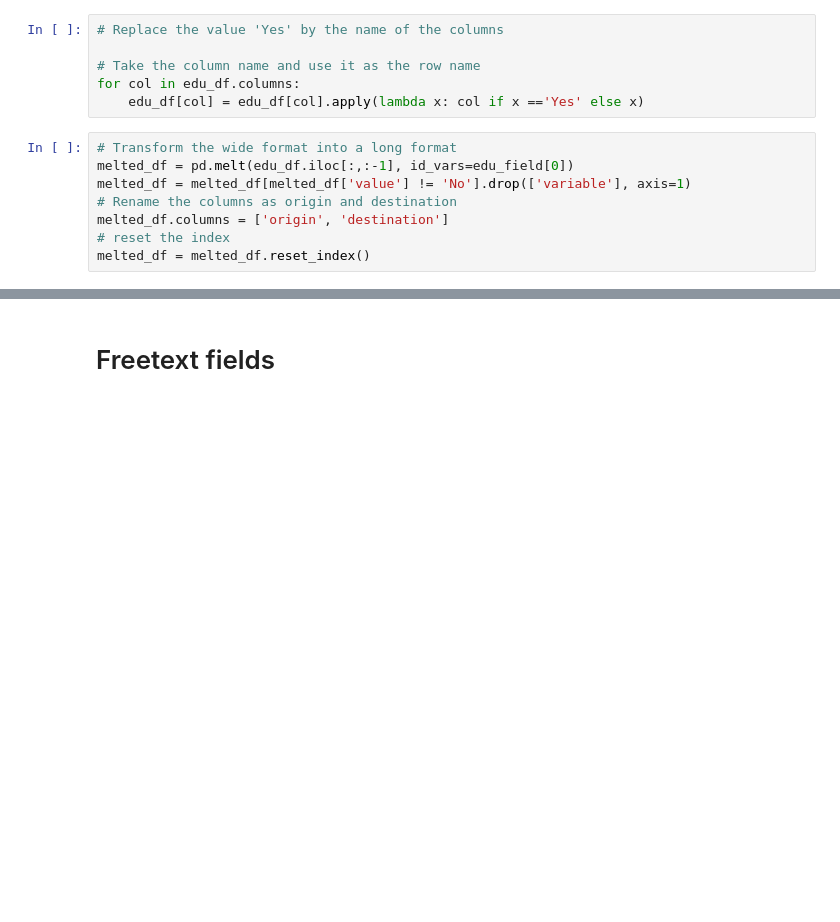
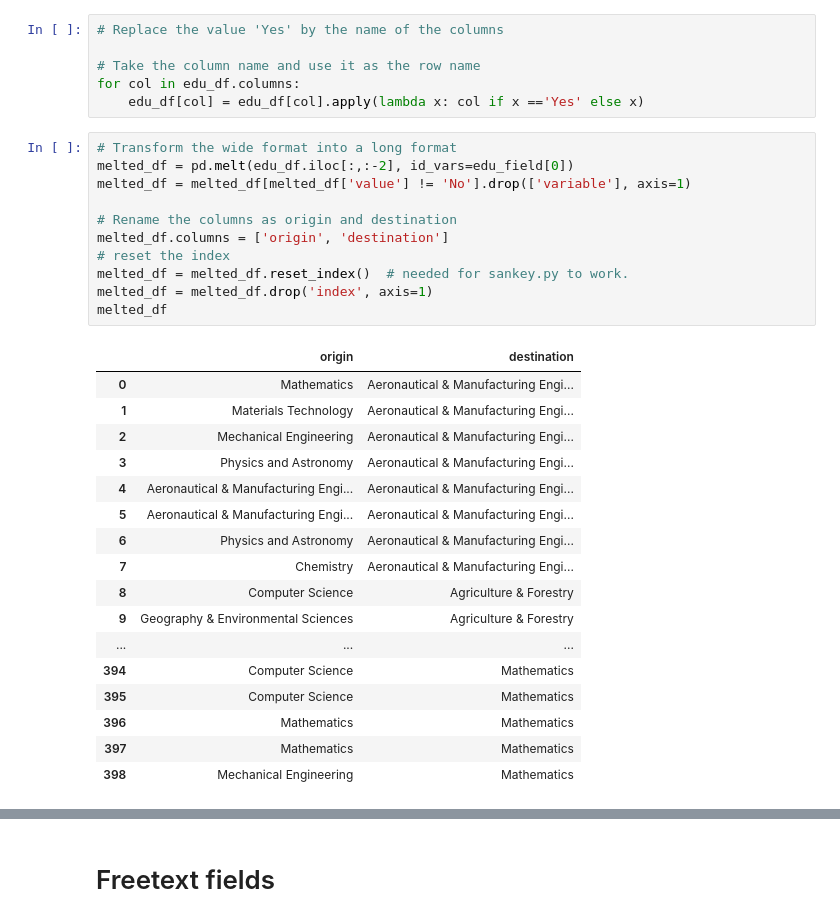
Before and after one commit to softwaresaved/survey_additional_analysis, a Jupyter notebook: Interdisciplinary aspects of Research Software Engineers in Uk.ipynb, the cells around one changed output, grey strips where cells are left out. Saved outputs shown, nothing was run; the diff lists cells and outputs as text; blank space fills up the shorter version.

```diff
--- a/Interdisciplinary aspects of Research Software Engineers in Uk.ipynb
+++ b/Interdisciplinary aspects of Research Software Engineers in Uk.ipynb
@@ -207,10 +222,31 @@ for col in edu_df.columns:
     edu_df[col] = edu_df[col].apply(lambda x: col if x =='Yes' else x)
 # %%
 # Transform the wide format into a long format
-melted_df = pd.melt(edu_df.iloc[:,:-1], id_vars=edu_field[0])
+melted_df = pd.melt(edu_df.iloc[:,:-2], id_vars=edu_field[0])
 melted_df = melted_df[melted_df['value'] != 'No'].drop(['variable'], axis=1)
+
 # Rename the columns as origin and destination
 melted_df.columns = ['origin', 'destination']
 # reset the index
-melted_df = melted_df.reset_index()
+melted_df = melted_df.reset_index()  # needed for sankey.py to work.
+melted_df = melted_df.drop('index', axis=1)
+melted_df
+# %% [output]
+|  | origin | destination |
+| 0 | Mathematics | Aeronautical & Manufacturing Engi... |
+| 1 | Materials Technology | Aeronautical & Manufacturing Engi... |
+| 2 | Mechanical Engineering | Aeronautical & Manufacturing Engi... |
+| 3 | Physics and Astronomy | Aeronautical & Manufacturing Engi... |
+| 4 | Aeronautical & Manufacturing Engi... | Aeronautical & Manufacturing Engi... |
+| 5 | Aeronautical & Manufacturing Engi... | Aeronautical & Manufacturing Engi... |
+| 6 | Physics and Astronomy | Aeronautical & Manufacturing Engi... |
+| 7 | Chemistry | Aeronautical & Manufacturing Engi... |
+| 8 | Computer Science | Agriculture & Forestry |
+| 9 | Geography & Environmental Sciences | Agriculture & Forestry |
+| ... | ... | ... |
+| 394 | Computer Science | Mathematics |
+| 395 | Computer Science | Mathematics |
+| 396 | Mathematics | Mathematics |
+| 397 | Mathematics | Mathematics |
+| 398 | Mechanical Engineering | Mathematics |
 # %%
```
Also changed, not shown: parts of 13 cells of this notebook.
